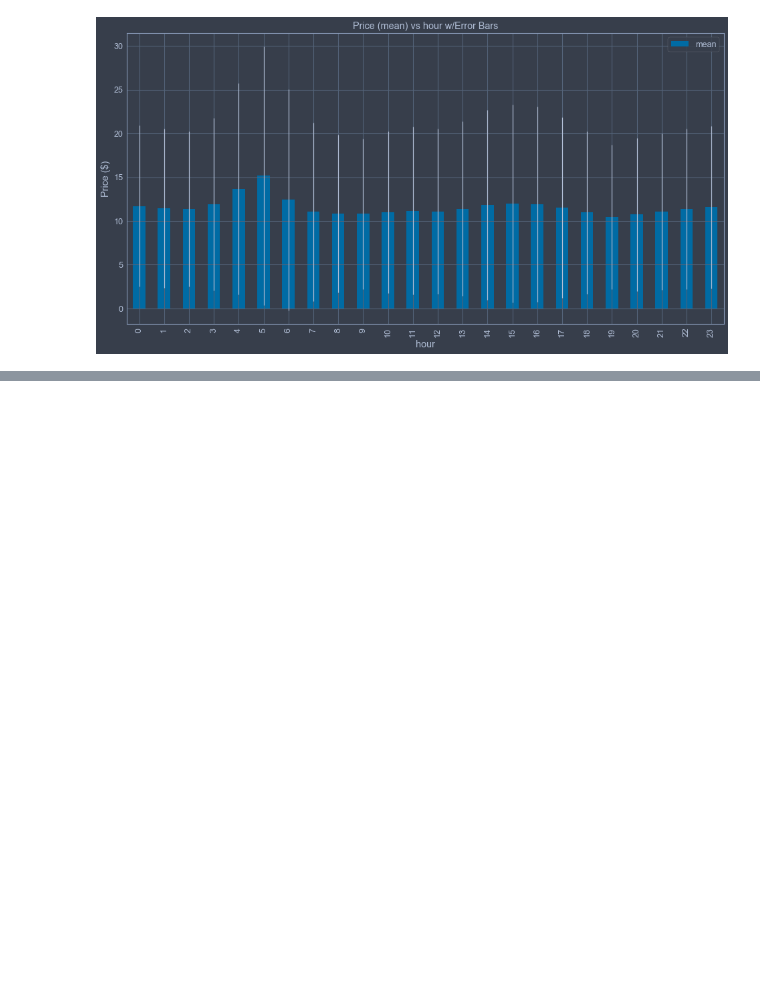
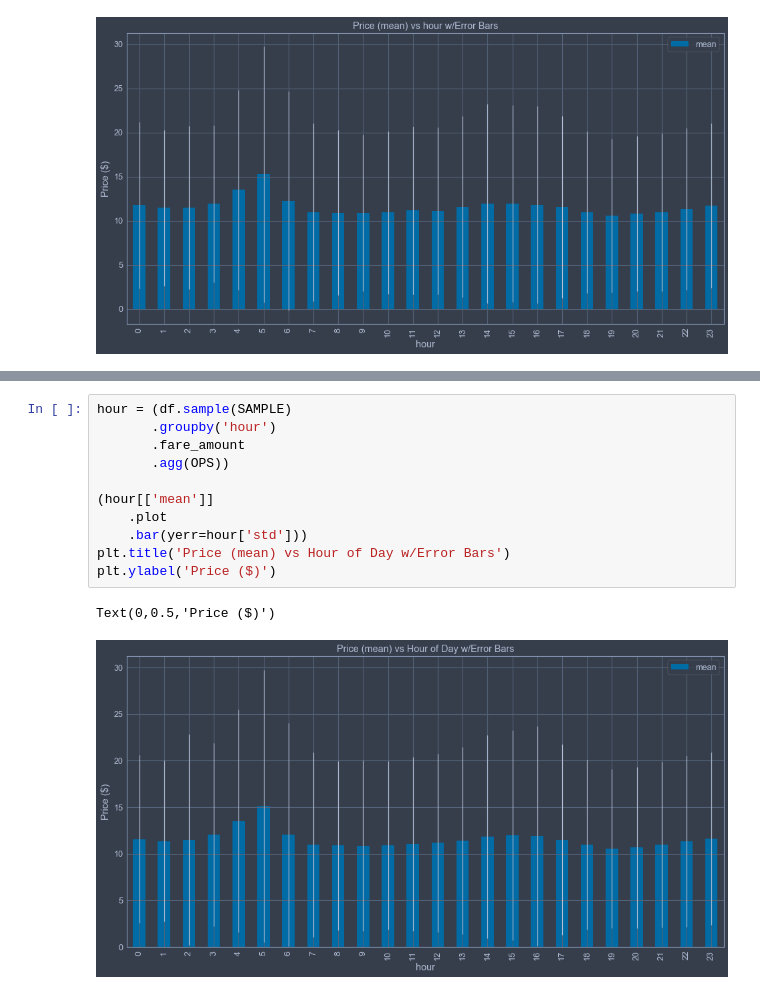
Before and after one commit to ziggyzacks/kaggle, a Jupyter notebook: taxi-fares/explore.ipynb, the cells around one changed output, grey strips where cells are left out. Cells and saved outputs as stored; diff of their text form; blank space fills up the shorter version.

```diff
--- a/taxi-fares/explore.ipynb
+++ b/taxi-fares/explore.ipynb
@@ -82,0 +91,14 @@ plot_by_dt('dow')
+# %%
+hour = (df.sample(SAMPLE)
+       .groupby('hour')
+       .fare_amount
+       .agg(OPS))
+
+(hour[['mean']]
+    .plot
+    .bar(yerr=hour['std']))
+plt.title('Price (mean) vs Hour of Day w/Error Bars')
+plt.ylabel('Price ($)')
+# %% [output]
+Text(0,0.5,'Price ($)')
+[figure, added]
```
Also changed, not shown: parts of 21 cells of this notebook.
